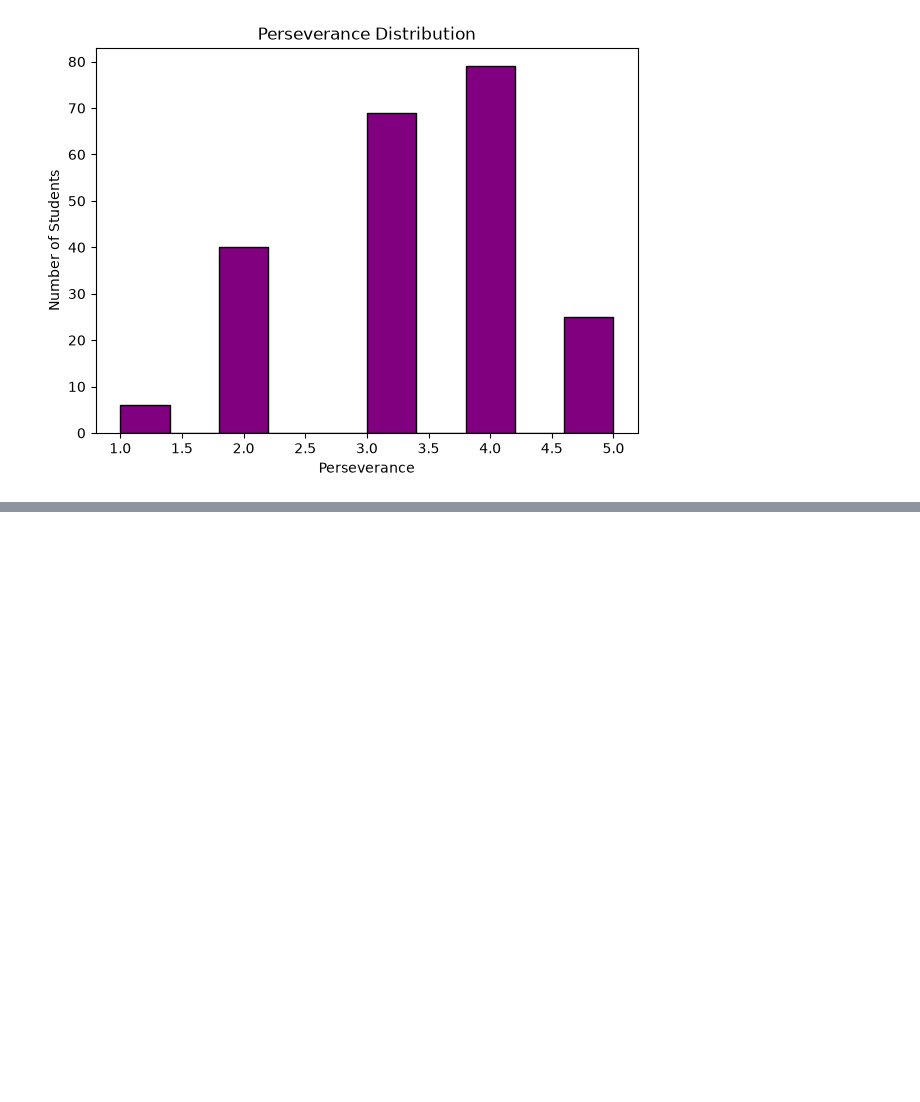
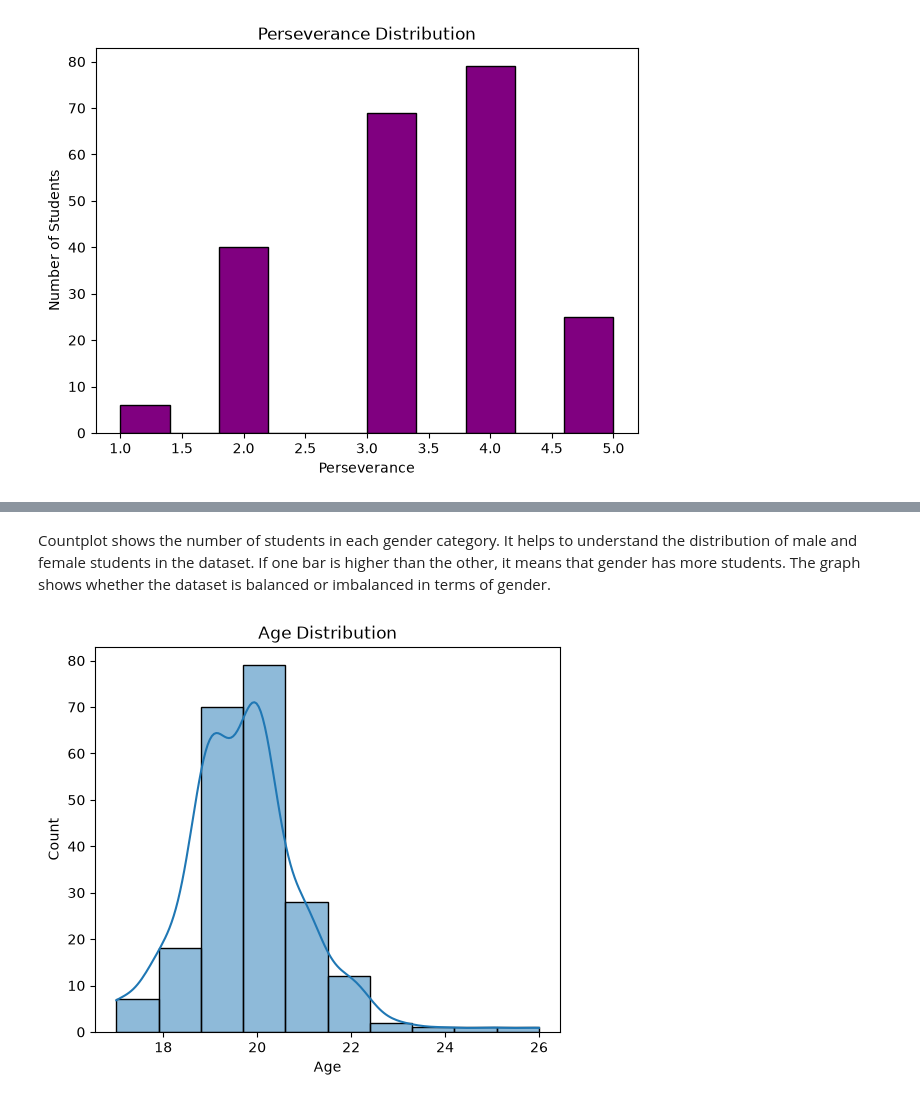
Before and after one commit to Maidasajjad/university-student-data-analysis, a Jupyter notebook: notebooks/student_analysis.ipynb, the cells around one changed output, grey strips where cells are left out. Saved outputs shown, nothing was run; the diff lists cells and outputs as text; code cells hidden in the pictures; blank space fills up the shorter version.

```diff
--- a/notebooks/student_analysis.ipynb
+++ b/notebooks/student_analysis.ipynb
@@ -309,0 +372,23 @@ plt.show()
+# %% [markdown]
+Countplot shows the number of students in each gender category.
+It helps to understand the distribution of male and female students in the dataset.
+If one bar is higher than the other, it means that gender has more students.
+The graph shows whether the dataset is balanced or imbalanced in terms of gender.
+# %%
+plt.figure(figsize=(6,5))
+
+sns.histplot(
+    data=df,
+    x="Age",
+    bins=10,
+    kde=True,
+
+)
+
+plt.title("Age Distribution")
+plt.xlabel("Age")
+plt.ylabel("Count")
+
+plt.show()
+# %% [output]
+[figure, added]
```
Also changed, not shown: parts of 28 cells of this notebook.
